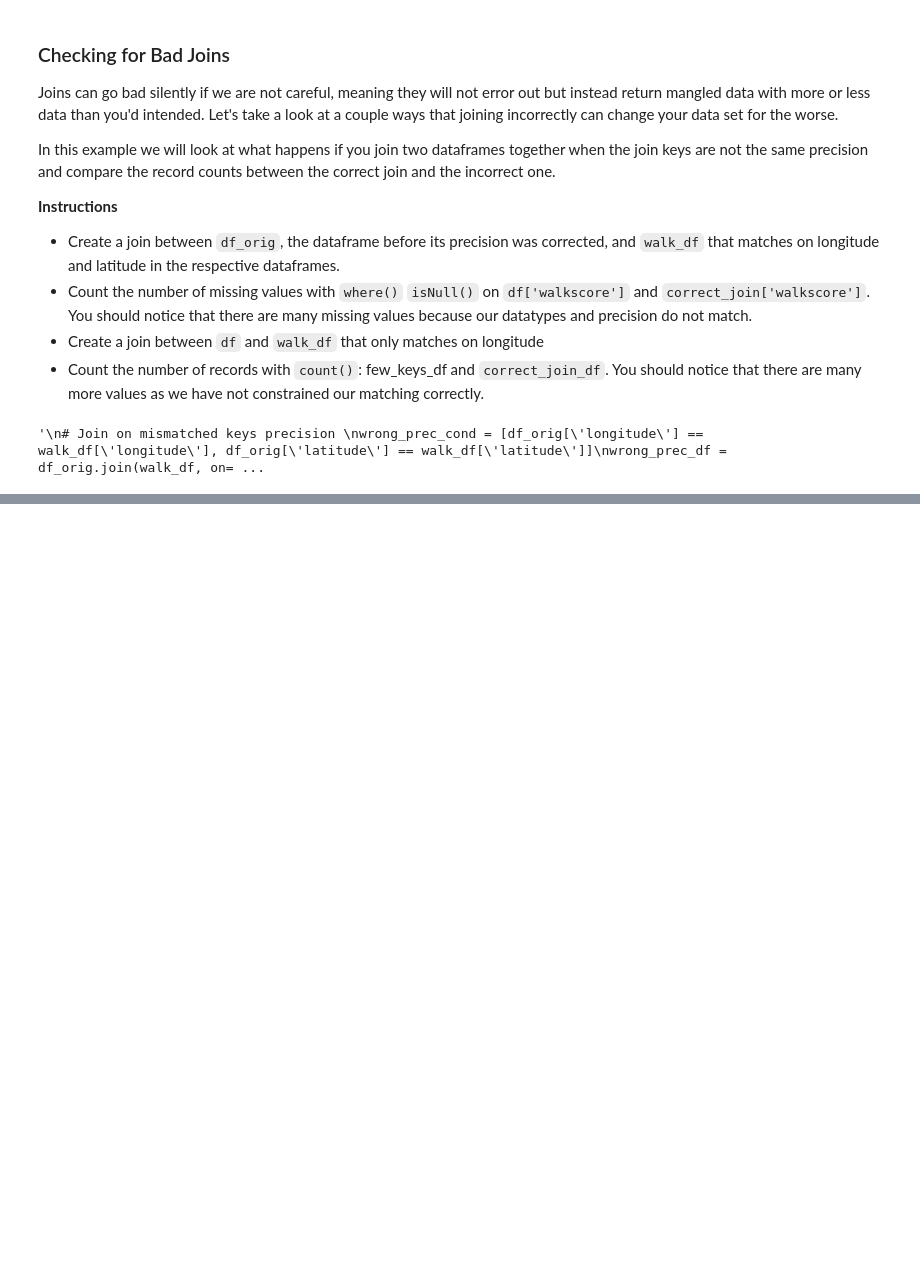
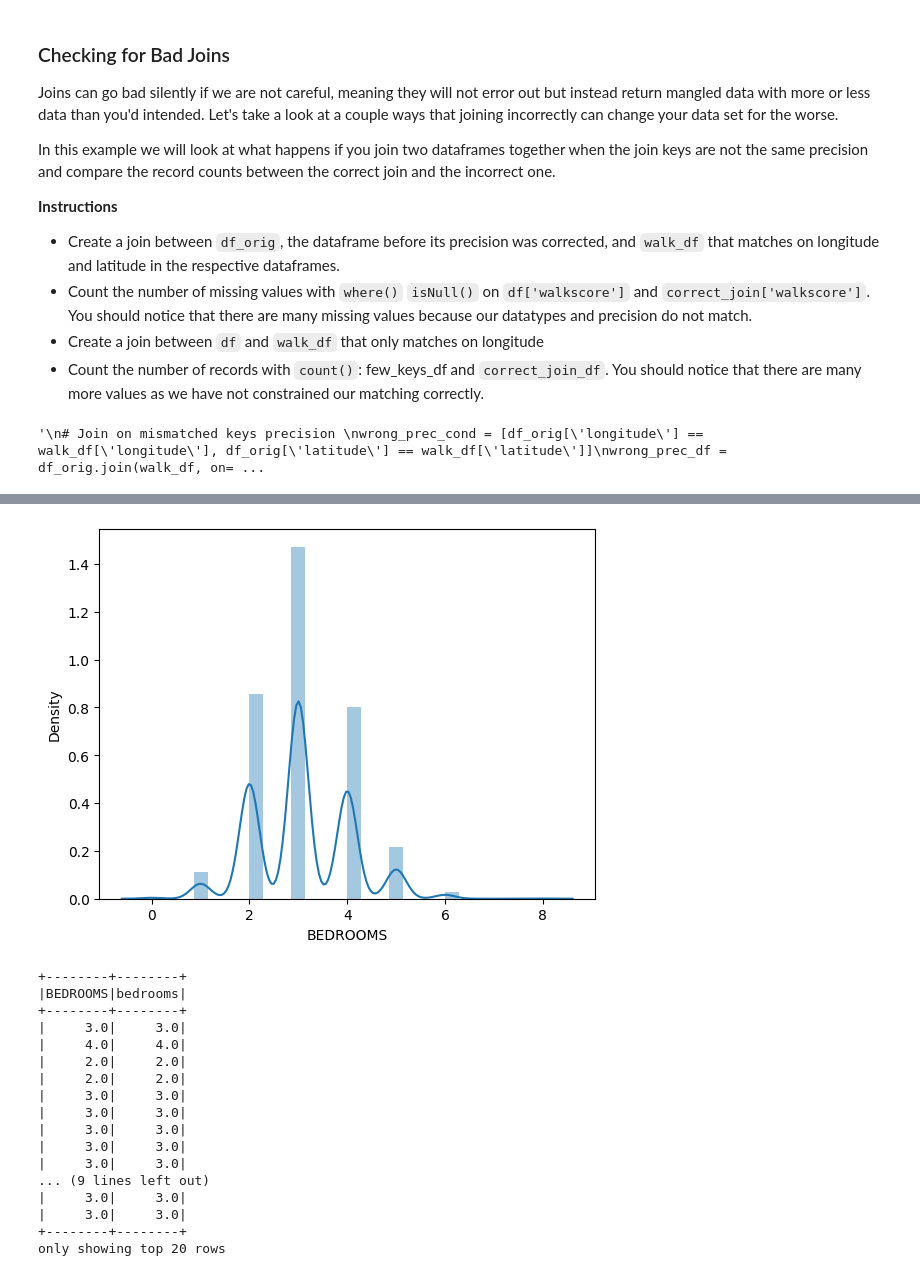
Before and after one commit to Alashmony/Feature_Engineering_with_PySpark_DataCamp, a Jupyter notebook: Fourth.ipynb, the cells around one changed output, grey strips where cells are left out. Drawn from its saved outputs; the diff is of its cells as text; code cells hidden in the pictures; blank space fills up the shorter version.

```diff
--- a/Fourth.ipynb
+++ b/Fourth.ipynb
@@ -1035,0 +1723,4 @@ print("Record Count of the Correct Join Example: " + str(correct_join_df.count()
+# %%
+# make the "List_Day_of_Week" double instead of Integer for the transformer
+df = df.withColumn('List_Day_of_Week', df['List_Day_of_Week'].astype('double'))
+df[['List_Day_of_Week']].show(5)
@@ -1035,0 +1738,12 @@ print("Record Count of the Correct Join Example: " + str(correct_join_df.count()
+# %%
+# Import transformer
+from pyspark.ml.feature import Binarizer
+
+# Create the transformer
+binarizer = Binarizer(threshold=5, inputCol='List_Day_of_Week', outputCol='Listed_On_Weekend')
+
+# Apply the transformation to df
+df = binarizer.transform(df)
+
+# Verify transformation
+df[['List_Day_of_Week', 'Listed_On_Weekend']].show()
@@ -1035,0 +1778,38 @@ print("Record Count of the Correct Join Example: " + str(correct_join_df.count()
+# %%
+# Create the sample df
+sample_df = df[['BEDROOMS']].sample(False,0.5,42).toPandas()
+# %%
+from pyspark.ml.feature import Bucketizer
+
+# Plot distribution of sample_df
+sns.distplot(sample_df, axlabel='BEDROOMS')
+plt.show()
+
+# Create the bucket splits and bucketizer
+splits = [0, 1, 2, 3, 4, 5, float('Inf')]
+buck = Bucketizer(splits=splits, inputCol='Bedrooms', outputCol='bedrooms')
+
+# Apply the transformation to df: df_bucket
+df_bucket = buck.transform(df)
+
+# Display results
+df_bucket[['BEDROOMS', 'bedrooms']].show()
+# %% [output]
+[figure, added]
++--------+--------+
+|BEDROOMS|bedrooms|
++--------+--------+
+|     3.0|     3.0|
+|     4.0|     4.0|
+|     2.0|     2.0|
+|     2.0|     2.0|
+|     3.0|     3.0|
+|     3.0|     3.0|
+|     3.0|     3.0|
+|     3.0|     3.0|
+|     3.0|     3.0|
+... (9 lines left out)
+|     3.0|     3.0|
+|     3.0|     3.0|
++--------+--------+
+only showing top 20 rows
```
Also changed, not shown: parts of 95 cells of this notebook, 1 other file.
